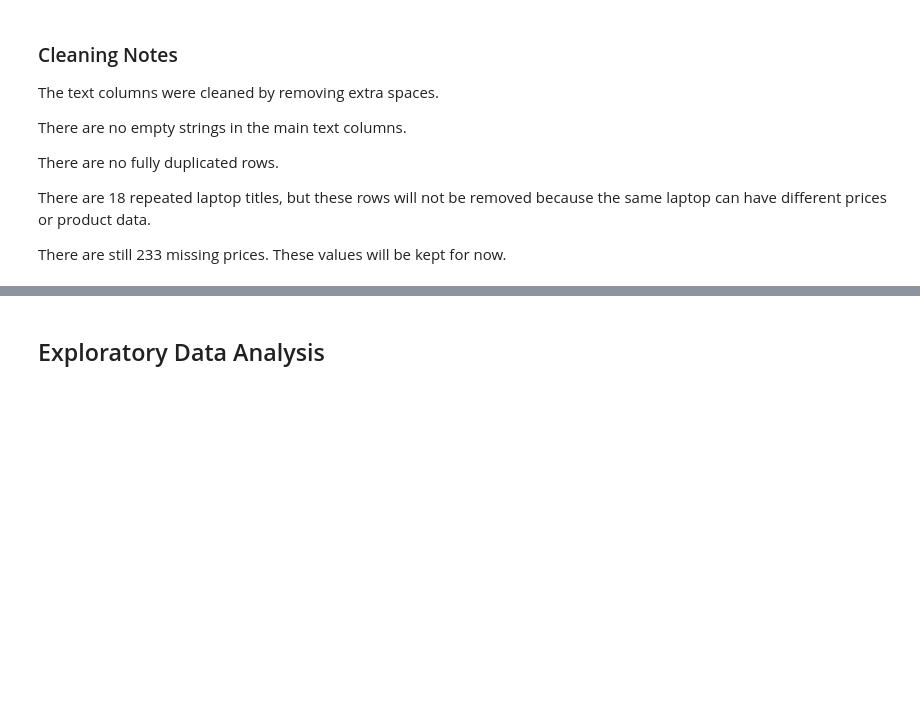
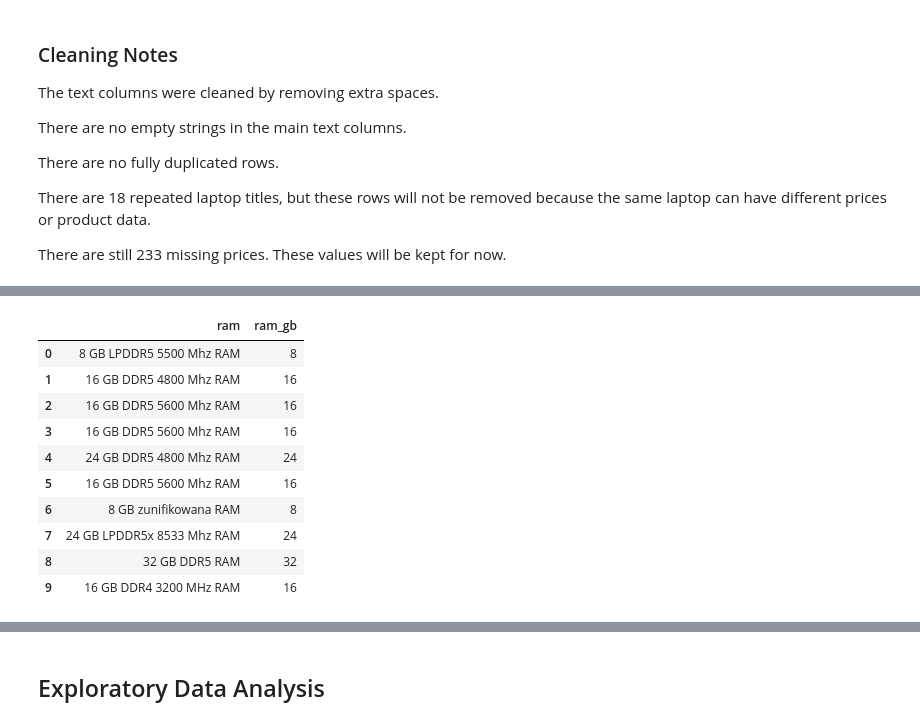
Before and after one commit to rishchuk/laptop-analysis, a Jupyter notebook: laptop_analysis.ipynb, the cells around one changed output, grey strips where cells are left out. Cells and saved outputs as stored; diff of their text form; code cells hidden in the pictures; blank space fills up the shorter version.

```diff
--- a/laptop_analysis.ipynb
+++ b/laptop_analysis.ipynb
@@ -432,0 +477,14 @@ There are still 233 missing prices. These values will be kept for now.
+# %%
+df[["ram", "ram_gb"]].head(10)
+# %% [output]
+|  | ram | ram_gb |
+| 0 | 8 GB LPDDR5 5500 Mhz RAM | 8 |
+| 1 | 16 GB DDR5 4800 Mhz RAM | 16 |
+| 2 | 16 GB DDR5 5600 Mhz RAM | 16 |
+| 3 | 16 GB DDR5 5600 Mhz RAM | 16 |
+| 4 | 24 GB DDR5 4800 Mhz RAM | 24 |
+| 5 | 16 GB DDR5 5600 Mhz RAM | 16 |
+| 6 | 8 GB zunifikowana RAM | 8 |
+| 7 | 24 GB LPDDR5x 8533 Mhz RAM | 24 |
+| 8 | 32 GB DDR5 RAM | 32 |
+| 9 | 16 GB DDR4 3200 MHz RAM | 16 |
```
Also changed, not shown: parts of 11 cells of this notebook.
